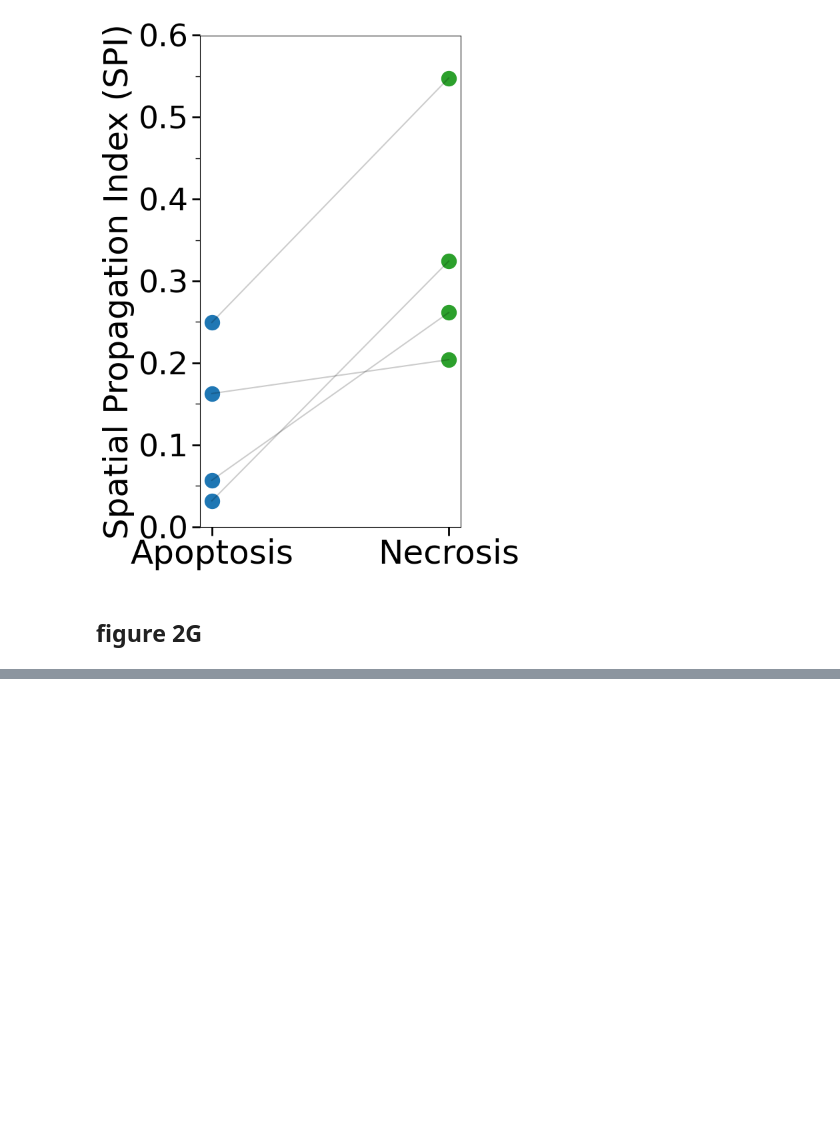
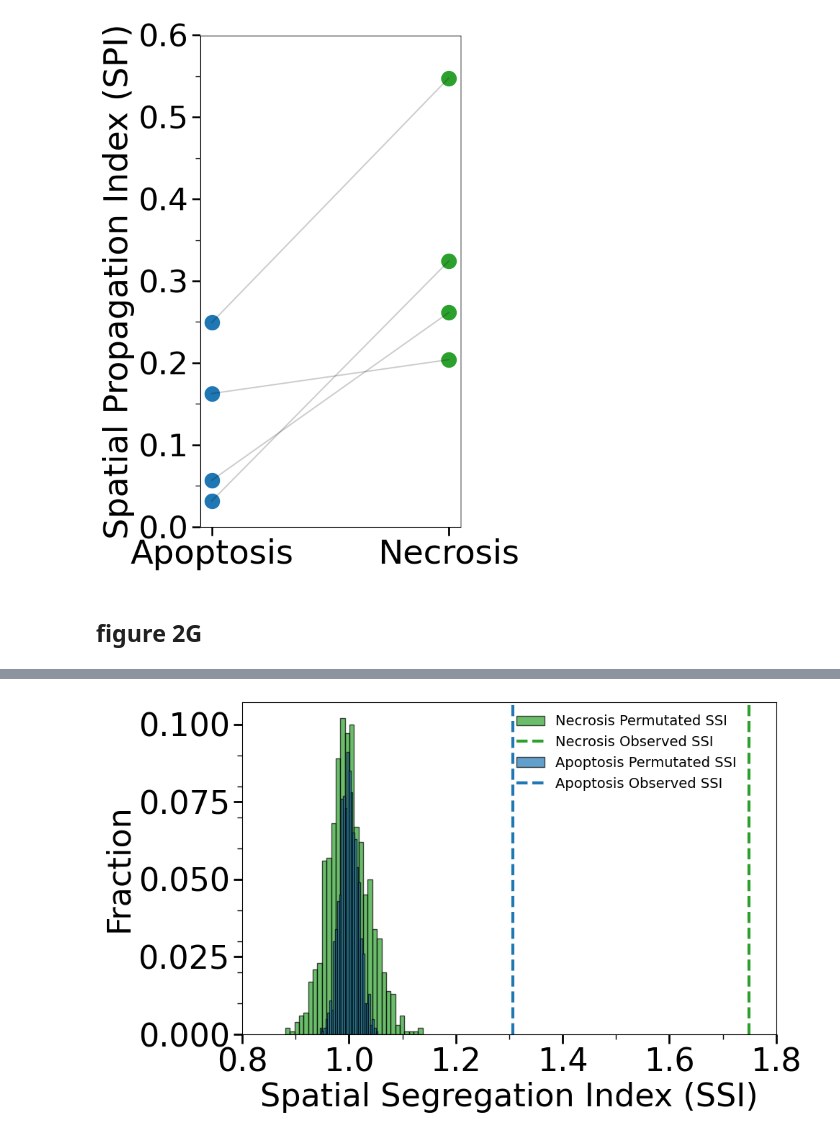
Before and after one commit to zaritskylab/CellDeathSpreading, a Jupyter notebook: notebooks/paper_figures.ipynb, the cells around one changed output, grey strips where cells are left out. Drawn from its saved outputs; the diff is of its cells as text; code cells hidden in the pictures; blank space fills up the shorter version.

```diff
--- a/notebooks/paper_figures.ipynb
+++ b/notebooks/paper_figures.ipynb
@@ -16,4 +17,8 @@ savefig = False
 ## figure 2H
 # %%
 filtered_df = pd.read_csv(os.sep.join(os.getcwd().split(os.sep)[:-1])+"/results/AllExperimentsSPIs_updated.csv")
-filtered_df = filtered_df[(~filtered_df['Experiment_name'].str.contains('pure|colony|SKT|outl|ROI#2|mixed', case=False, na=False))]#& ~filtered_df['Origin'].str.contains('field14_two_colony'))]
+filtered_df = filtered_df[(~filtered_df['Experiment_name'].str.contains('mixed', case=False, na=False))]#& ~filtered_df['Origin'].str.contains('field14_two_colony'))]
+filtered_subset = filtered_df[
+    (filtered_df['neighbors_dist_threshold'] == 100) &
+    (filtered_df['sliding_time_window_size'] == 10)
+]
@@ -225,0 +398,59 @@ plt.show()
+# %%
+import matplotlib.pyplot as plt
+import numpy as np
+
+# Filter the data for a single origin
+custom_palette =  {"apoptosis": "#1f77b4", "necrosis": "#2ca02c", "other": "lightgray"} #{"apoptosis": "#bf7745", "necrosis": "#f5e18a"} #
+
+single_origin = "field14_colony"
+origin_data = df[df['Origin'] == single_origin]
+
+# Create a single subplot
+fig, ax = plt.subplots(figsize=(10, 6))
+
+# Iterate over both necrosis and apoptosis
+for mode in ['necrosis', 'apoptosis']:
+    mode_data = origin_data[origin_data['Mode'] == mode]
+    full_array = mode_data.iloc[0]['Shuffle Mean Full Arrays']
+    observed_value = mode_data.iloc[0]['Observed']
+
+    # Plot the histogram of the full array as a fraction of 1000
+    ax.hist(
+        full_array / mode_data.iloc[0]['Expected'],
+        bins=30,
+        alpha=0.7,
+        color=custom_palette[f"{mode}"],
+        edgecolor='black',
+        label=f"{mode.capitalize()} Permutated SSI",
+        weights=np.ones_like(full_array) / 1000  # Normalize to fraction of 1000
+    )
+
+    # Add a red line for the observed value
+    ax.axvline(
+        observed_value / mode_data.iloc[0]['Expected'],
+        color=custom_palette[f"{mode}"],
+        linestyle='--',
+        linewidth=3,
+        label=f"{mode.capitalize()} Observed SSI"
+    )
+    ax.set_facecolor('none')
+
+# Add labels, title, and legend
+ax.legend(frameon=False, fontsize=14, loc='upper center', bbox_to_anchor=(0.72, 1.0))
+
+plt.gca().tick_params(axis='x', which='major', length=9, width=2, labelsize=32)
+plt.gca().tick_params(axis='x', which='minor', length=5, width=1)
+plt.gca().tick_params(axis='y', which='major', length=9, width=2, labelsize=32)
+plt.gca().tick_params(axis='y', which='minor', length=5, width=1)
+plt.gca().set_yticks(np.arange(0, 0.10, 0.01), minor=True)  # Adjusted for fractions
+plt.gca().set_xticks(np.arange(0.8, 1.85, 0.1), minor=True)
+
+plt.xlabel("Spatial Segregation Index (SSI)", fontsize=32)
+plt.ylabel("Fraction", fontsize=32)  # Updated label
+plt.grid(False)
+plt.tight_layout()
+plt.gca().set_facecolor('none')
+# plt.savefig("/home/esraan/CellDeathSpreading/results/ssi_fraction_nos_big.svg", format="svg", facecolor='none')
+plt.show()
+# %% [output]
+[figure, added]
```
Also changed, not shown: parts of 11 cells of this notebook, 9 other files.
